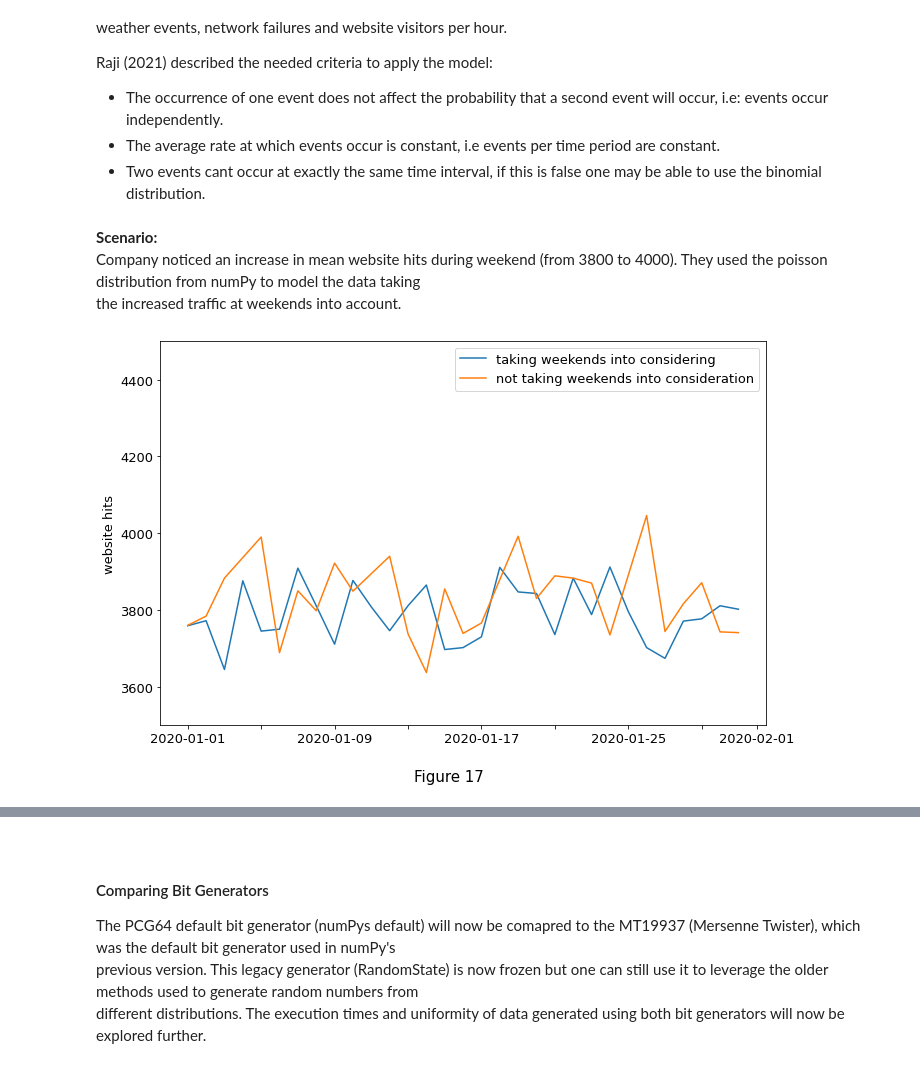
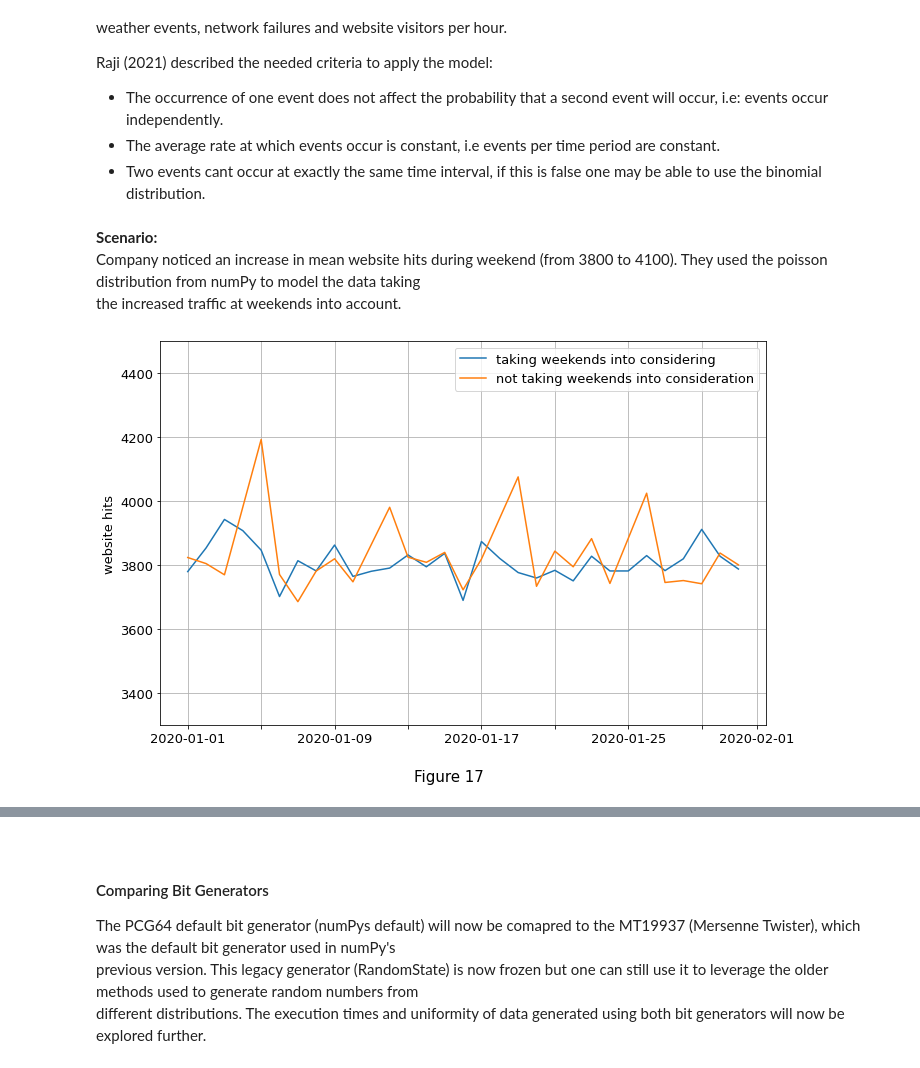
Before and after one commit to CiaranMoran27/numpy.random, a Jupyter notebook: numpy-random.ipynb, the cells around one changed output, grey strips where cells are left out. Cells and saved outputs as stored; diff of their text form; code cells hidden in the pictures.

```diff
--- a/numpy-random.ipynb
+++ b/numpy-random.ipynb
@@ -1041,12 +1050,12 @@ Raji (2021) described the needed criteria to apply the model:
 - Two events cant occur at exactly the same time interval, if this is false one may be able to use the binomial distribution.
 # %% [markdown]
 **Scenario:**<br>
-Company noticed an increase in mean website hits during weekend (from 3800 to 4000). They used the poisson distribution from numPy to model the data taking<br>
+Company noticed an increase in mean website hits during weekend (from 3800 to 4100). They used the poisson distribution from numPy to model the data taking<br>
 the increased traffic at weekends into account.
 # %%
 mean_week_hits = 3800
 mean_weekday_hits = 3800
-mean_weekend_hits = 4000
+mean_weekend_hits = 4100
 
 # generate time series column from 1st Jan 2021 to 31st Jan 2021
 date_range = pd.date_range('1/1/2020', periods = 31, freq = 'D')
@@ -1061,36 +1070,36 @@ df_all_days = pd.DataFrame(rng.poisson(mean_week_hits, len(date_range)), index =
 
 df_weekday = pd.DataFrame(rng.poisson(mean_weekday_hits, len(weekdays)), index = weekdays,
                           columns=['website hits'])
 
 df_weekend = pd.DataFrame(rng.poisson(mean_weekend_hits, len(weekends)), index = weekends,
                           columns=['website hits'])
 
 # merge weekday & weekend data back together and sort
 frames = [df_weekday, df_weekend]
 df_joined =  pd.concat(frames)
 df_joined.sort_index()
 
 
 fig , ax = plt.subplots()
 plt.figtext(0.5, -0.05, 'Figure 17', wrap = True, horizontalalignment = 'center', fontsize = 15);
 sns.lineplot(data = df_all_days, x = df_all_days.index, y = "website hits",
              label = 'taking weekends into considering')
 
 sns.lineplot(data = df_joined, x = df_joined.index, y = "website hits",
              label = 'not taking weekends into consideration')
 
 # set y axis range and show legend
-ax.set_ylim([3500, 4500])
+ax.set_ylim([3300, 4500])
 ax.legend()
 
 # make every other x tick invisible
 for n, label in enumerate(ax.xaxis.get_ticklabels()):
     if n % 2 != 0:
         label.set_visible(False)
-
+plt.grid()
 plt.tight_layout()
 # %% [output]
-[figure, old version]
+[figure, new version]
 # %% [markdown]
 
 <br>
```
Also changed, not shown: parts of 31 cells of this notebook.
